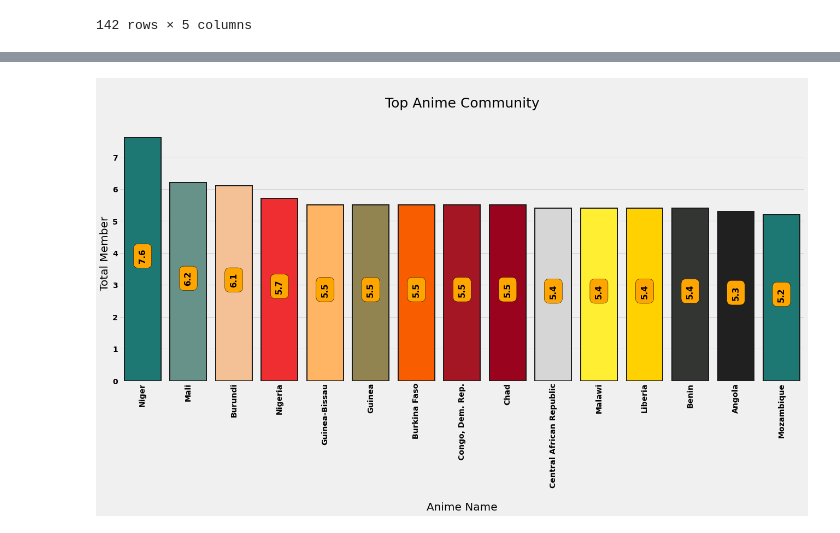
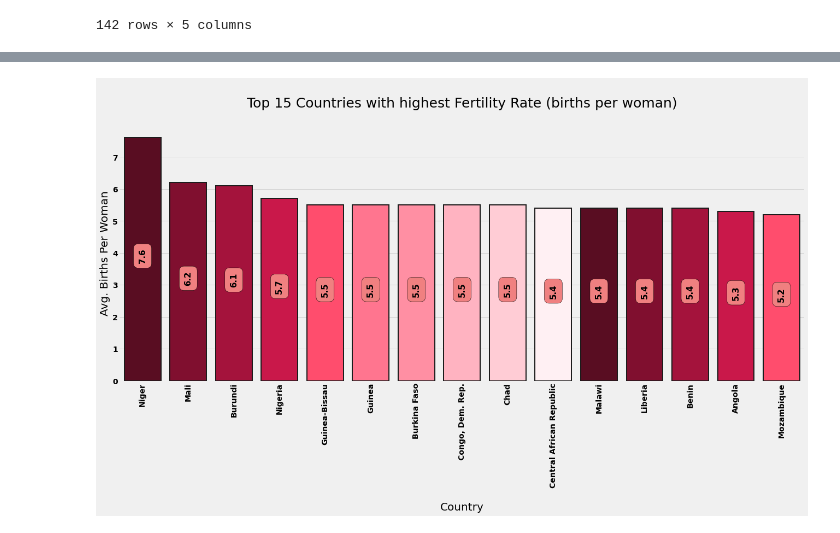
Before and after one commit to AbdullahSangha/Kaggle, a Jupyter notebook: it-s-all-about-life.ipynb, the cells around one changed output, grey strips where cells are left out. Saved outputs shown, nothing was run; the diff lists cells and outputs as text; code cells hidden in the pictures.

```diff
--- a/it-s-all-about-life.ipynb
+++ b/it-s-all-about-life.ipynb
@@ -369,18 +357,17 @@ top_df
 # %%
-palette = ["#1d7874","#679289","#f4c095","#ee2e31","#ffb563","#918450","#f85e00","#a41623","#9a031e","#d6d6d6","#ffee32","#ffd100","#333533","#202020"]
+palette = ["#590d22","#800f2f","#a4133c","#c9184a","#ff4d6d","#ff758f","#ff8fa3","#ffb3c1","#ffccd5","#fff0f3"]
 top_df = df1.sort_values('Fertility Rate (births per woman)', ascending = False)
 plt.subplots(figsize=(20,8))
 p = sns.barplot(x=top_df["Country"].head(15),y=top_df["Fertility Rate (births per woman)"].head(15),palette=palette, saturation=1, edgecolor = "#1c1c1c", linewidth = 2)
-p.axes.set_title("\nTop Anime Community\n", fontsize=25)
-plt.ylabel("Total Member" , fontsize = 20)
-plt.xlabel("\nAnime Name" , fontsize = 20)
-# plt.yscale("log")
+p.axes.set_title("\nTop 15 Countries with highest Fertility Rate (births per woman)\n", fontsize=25)
+plt.ylabel("Avg. Births Per Woman" , fontsize = 20)
+plt.xlabel("\nCountry" , fontsize = 20)
 plt.xticks(rotation = 90)
 for container in p.containers:
-    p.bar_label(container,label_type = "center",padding = 6,size = 15,color = "black",rotation = 90,
-    bbox={"boxstyle": "round", "pad": 0.6, "facecolor": "orange", "edgecolor": "black", "alpha": 1})
+    p.bar_label(container,label_type = "center", padding = 6, size = 15, color = "black",rotation = 90,
+    bbox={"boxstyle": "round", "pad": 0.6, "facecolor": "#f08080", "edgecolor": "black", "alpha": 1})
 
 sns.despine(left=True, bottom=True)
 plt.show()
 # %% [output]
-[figure, old version]
+[figure, new version]
```
Also changed, not shown: parts of 4 cells of this notebook.
